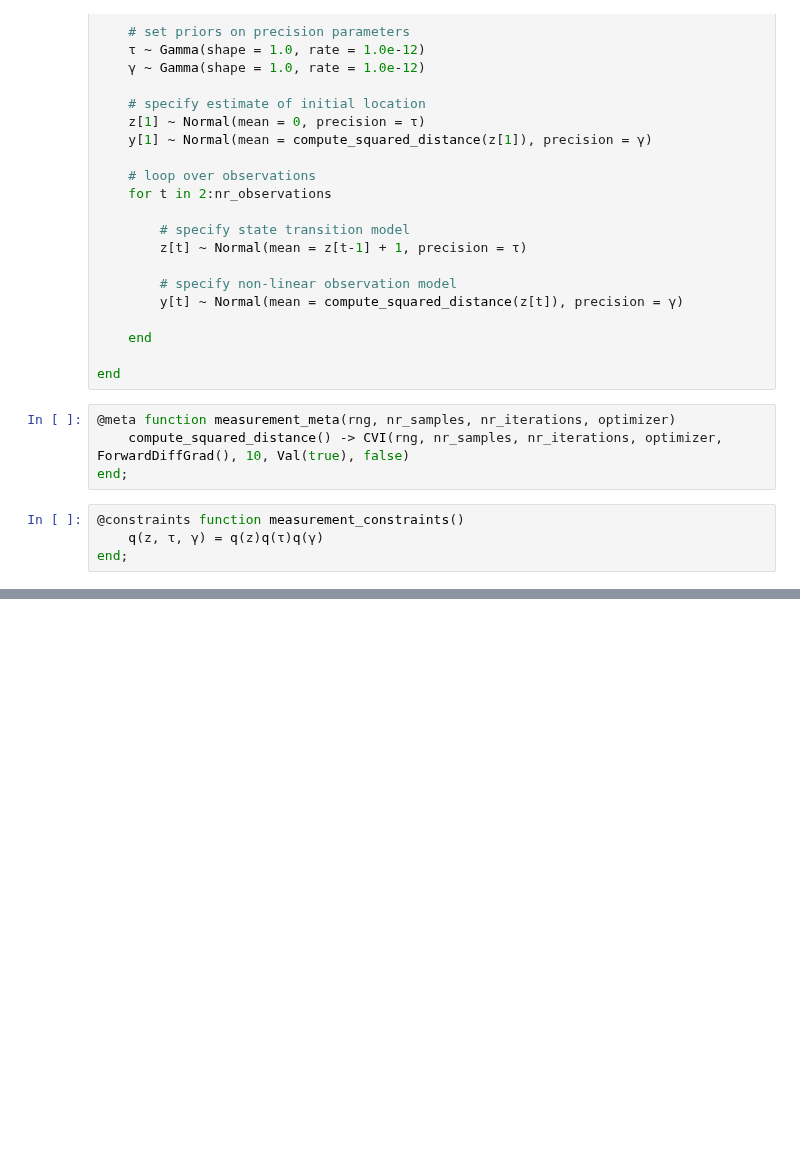
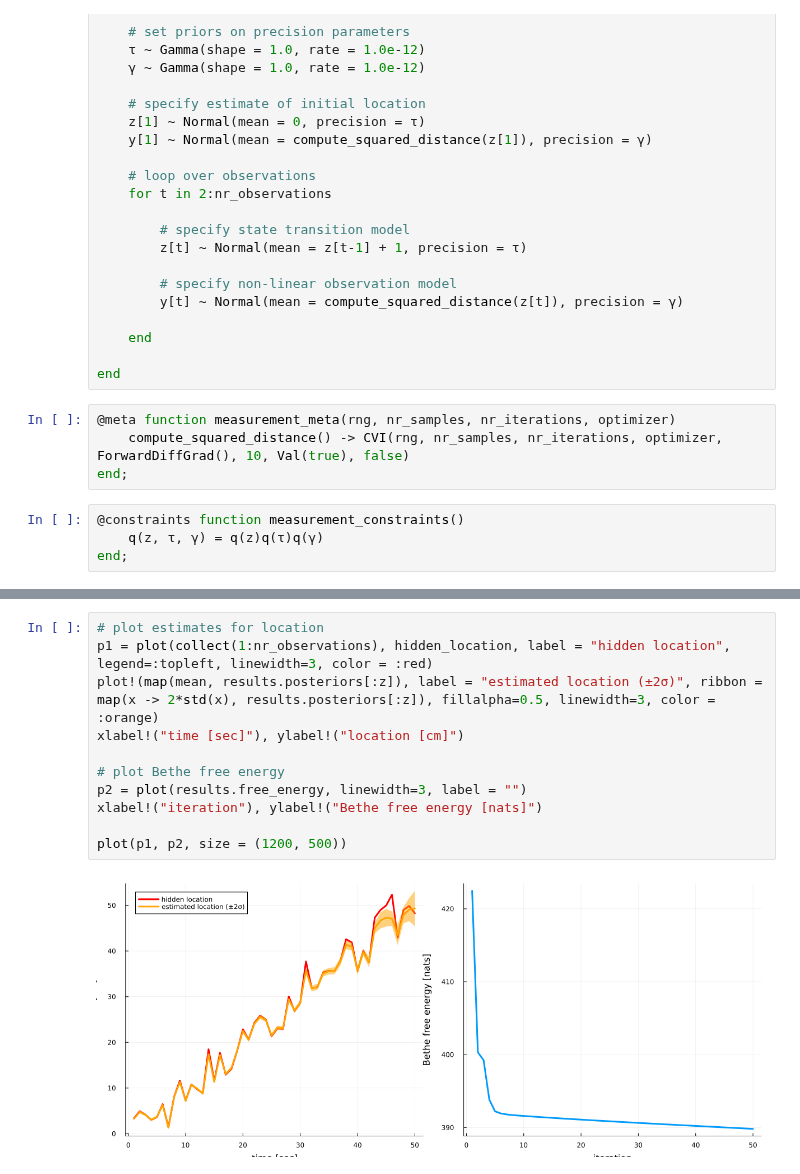
Before and after one commit to biaslab/CVMP, a Jupyter notebook: demos/determentistic_normal.ipynb, the cells around one changed output, grey strips where cells are left out. Drawn from its saved outputs; the diff is of its cells as text; blank space fills up the shorter version.

```diff
--- a/demos/determentistic_normal.ipynb
+++ b/demos/determentistic_normal.ipynb
@@ -99,0 +120,13 @@ plot(p1, p2, size = (1200, 500))
+# %%
+# plot estimates for location
+p1 = plot(collect(1:nr_observations), hidden_location, label = "hidden location", legend=:topleft, linewidth=3, color = :red)
+plot!(map(mean, results.posteriors[:z]), label = "estimated location (±2σ)", ribbon = map(x -> 2*std(x), results.posteriors[:z]), fillalpha=0.5, linewidth=3, color = :orange)
+xlabel!("time [sec]"), ylabel!("location [cm]")
+
+# plot Bethe free energy
+p2 = plot(results.free_energy, linewidth=3, label = "")
+xlabel!("iteration"), ylabel!("Bethe free energy [nats]")
+
+plot(p1, p2, size = (1200, 500))
+# %% [output]
+[figure, added]
```
Also changed, not shown: parts of 4 cells of this notebook, 2 other files.
